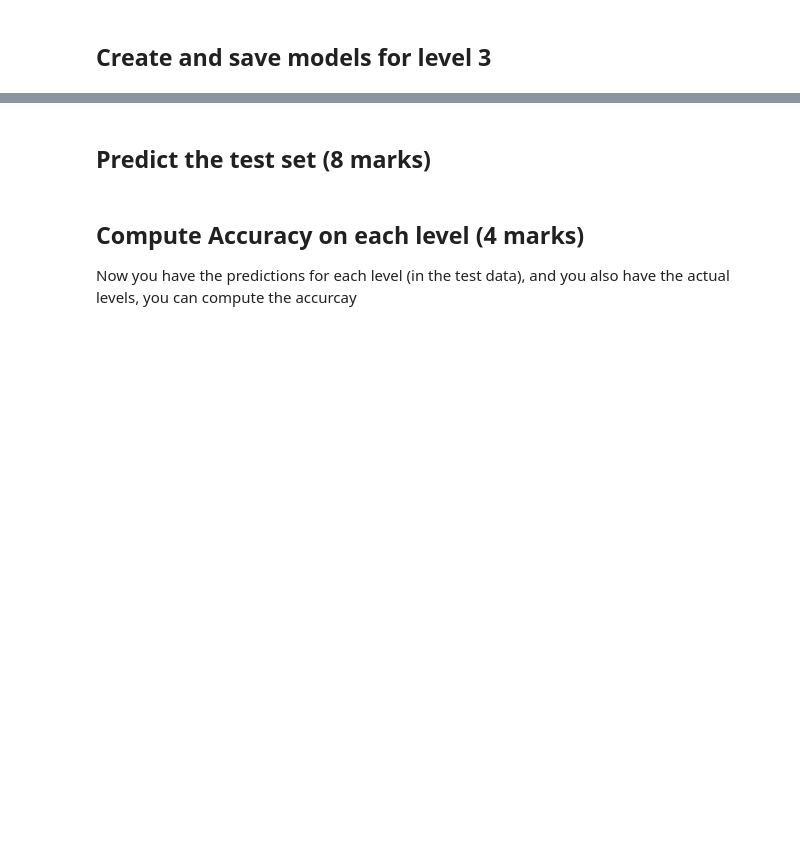
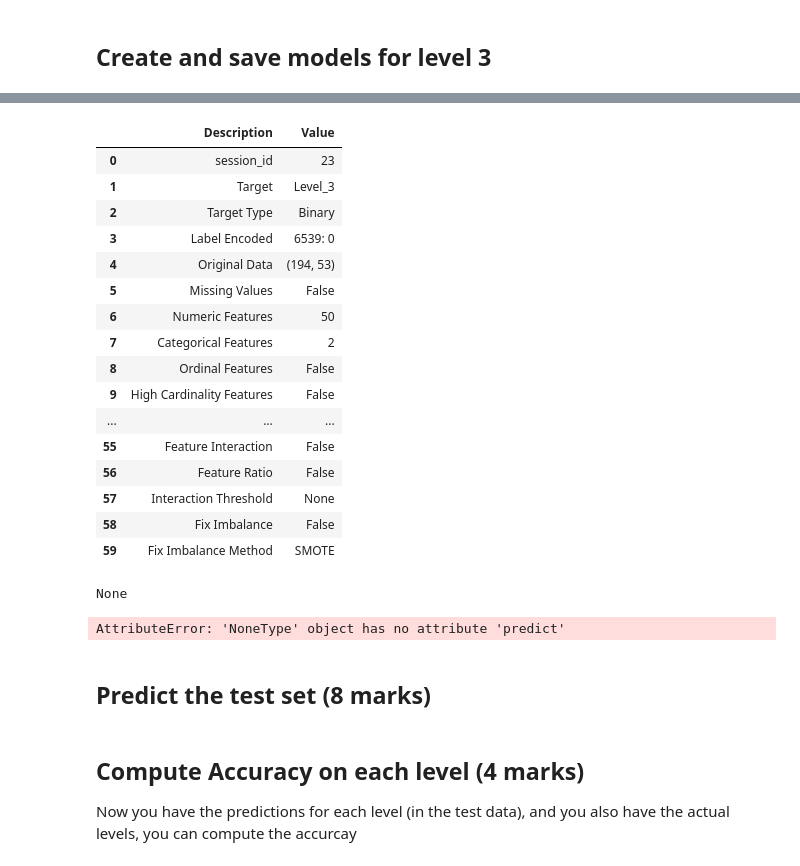
Before and after one commit to JohnnyFoulds/DSM030-2021-OCT, a Jupyter notebook: coursework_01/solution.ipynb, the cells around one changed output, grey strips where cells are left out. Cells and saved outputs as stored; diff of their text form; code cells hidden in the pictures; blank space fills up the shorter version.

```diff
--- a/coursework_01/solution.ipynb
+++ b/coursework_01/solution.ipynb
@@ -641,7 +660,8 @@ for parent_value in tqdm(parent_values):
         session_id=23,
         exclude=exclude_models,
         parent='Level_1',
-        parent_value=parent_value
+        parent_value=parent_value,
+        extra_features=['Level_1']
         )
 
     # show the model created
@@ -729,3 +777,50 @@ weighted avg       0.81      0.84      0.80      3189
+# %%
+## Create and save models for level 3
+parent_values = get_level_values(y_train, 'Level_2')
+
+for parent_value in tqdm(parent_values):
+    print('---------------- Building Model For: %s ----------------' % parent_value)
+
+    current_model = create_level_model(
+        data=y_train,
+        features=X_train,
+        target='Level_3',
+        session_id=23,
+        exclude=['gbc', 'lightgbm', 'dummy', 'knn'],
+        parent='Level_2',
+        parent_value=parent_value,
+        extra_features=['Level_1', 'Level_2']
+        )
+
+    # show the model created
+    print(current_model)
+    _ = predict_model(current_model)
+
+    # finalize and save the model
+    finalize_model(current_model)
+    save_model(current_model, 'models/level_3/' + parent_value)
+
+IPython.display.clear_output()
+# %% [output]
+|  | Description | Value |
+| 0 | session_id | 23 |
+| 1 | Target | Level_3 |
+| 2 | Target Type | Binary |
+| 3 | Label Encoded | 6539: 0 |
+| 4 | Original Data | (194, 53) |
+| 5 | Missing Values | False |
+| 6 | Numeric Features | 50 |
+| 7 | Categorical Features | 2 |
+| 8 | Ordinal Features | False |
+| 9 | High Cardinality Features | False |
+| ... | ... | ... |
+| 55 | Feature Interaction | False |
+| 56 | Feature Ratio | False |
+| 57 | Interaction Threshold | None |
+| 58 | Fix Imbalance | False |
+| 59 | Fix Imbalance Method | SMOTE |
+None
+AttributeError: 'NoneType' object has no attribute 'predict'
 # %% [markdown]
 ## Predict the test set (8 marks)
 # %%
```
Also changed, not shown: parts of 12 cells of this notebook, 51 other files.
